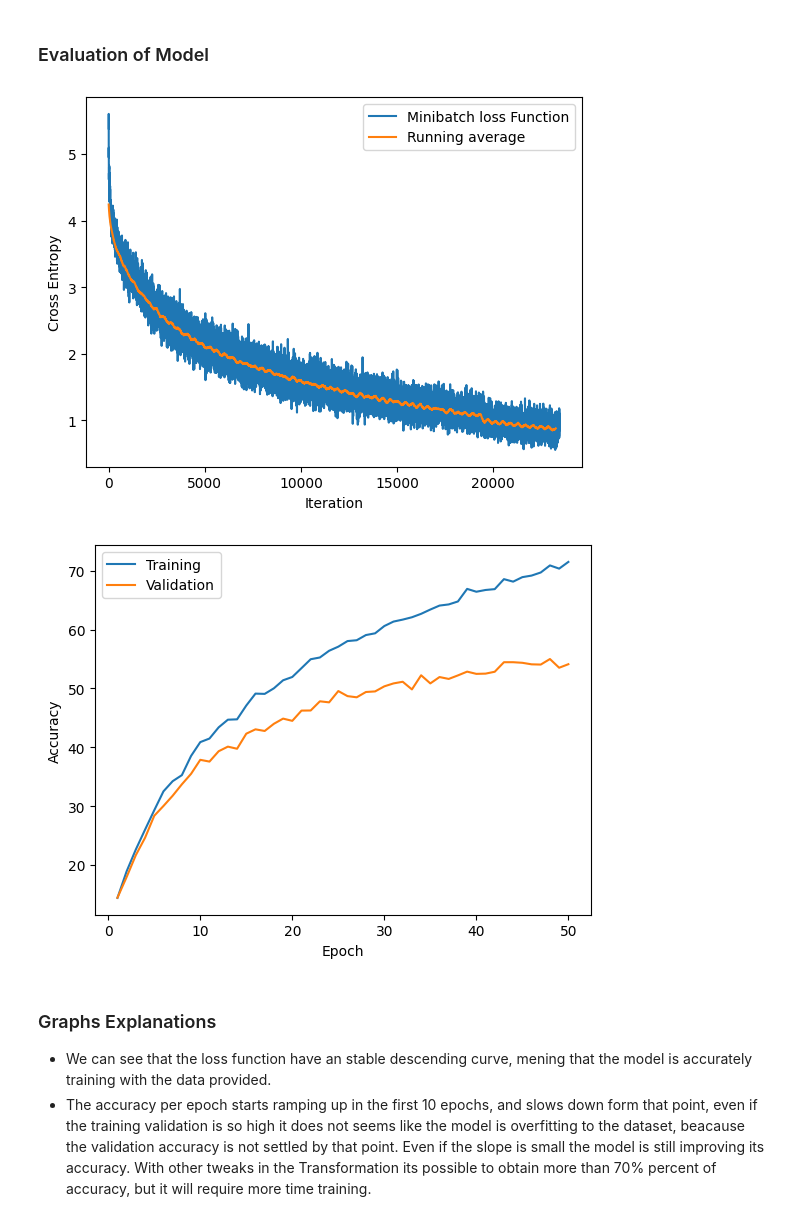
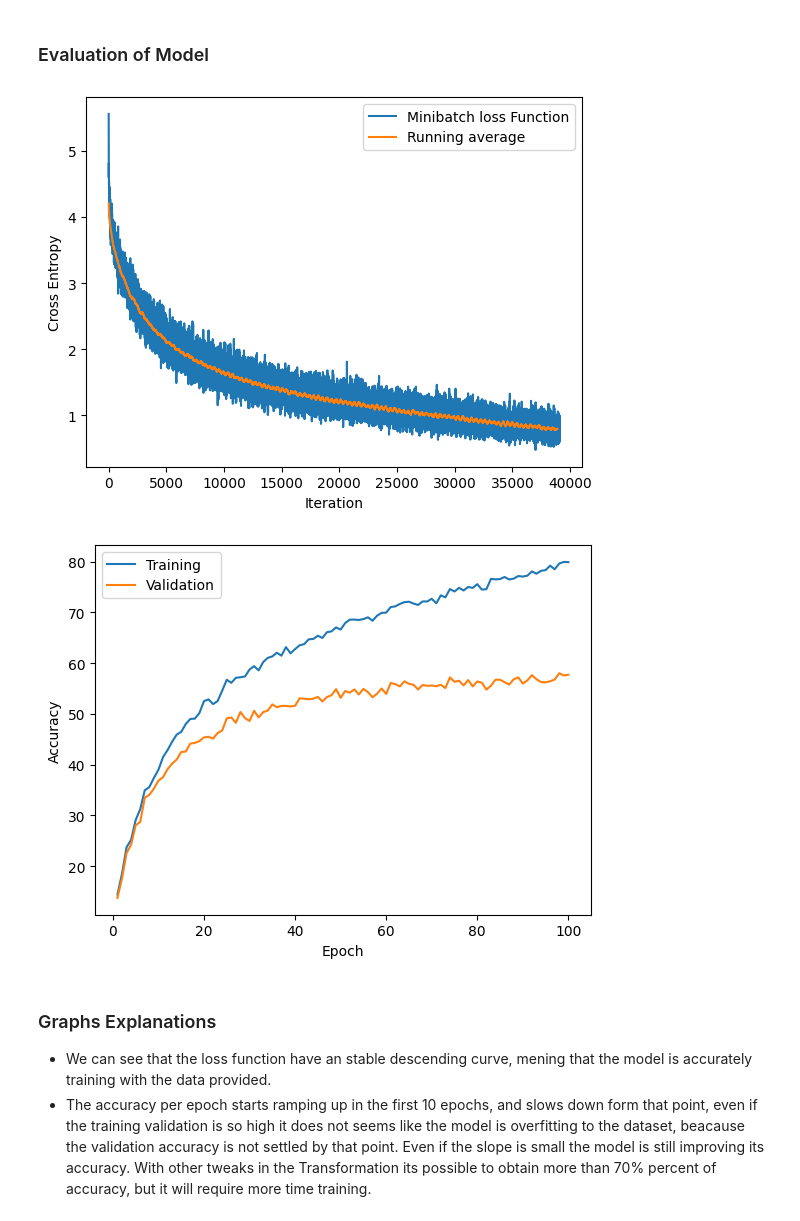
Before and after one commit to oswy2k/Cifar_100_Classifier, a Jupyter notebook: Cifar100_Training.ipynb, the cells around one changed output. Cells and saved outputs as stored; diff of their text form; code cells hidden in the pictures.

```diff
--- a/Cifar100_Training.ipynb
+++ b/Cifar100_Training.ipynb
@@ -300,9 +300,9 @@ References
 - Scheduler: OneCycleLR
 # %%
 # Hyperparameters Definitions
-LEARNING_RATE = 0.001
-NUM_EPOCHS = 50
-WEIGHT_DECAY = 0.001
+LEARNING_RATE = 0.02
+NUM_EPOCHS = 120
+WEIGHT_DECAY = 0.0005
 
 # Architecture
 NUM_CLASSES = 100
@@ -357,13 +332,13 @@ save_model(optimizer, "optimizer_" + Model_NAME)
 # %% [markdown]
 ### Evaluation of Model
 # %%
-plot_minibatch_loss(log_tmp,"train_loss_batch")
+plot_minibatch_loss(logger,"train_loss_batch")
 # %% [output]
-[figure, old version]
+[figure, new version]
 # %%
 plot_accuracy_epochs(logger,NUM_EPOCHS,["train_accuracy_epoch","validation_accuracy_epoch"])
 # %% [output]
-[figure, old version]
+[figure, new version]
 # %% [markdown]
 ### Graphs Explanations
 - We can see that the loss function have an stable descending curve, mening that the model is accurately training with the data provided.
```
Also changed, not shown: parts of 4 cells of this notebook, 1 other file.
